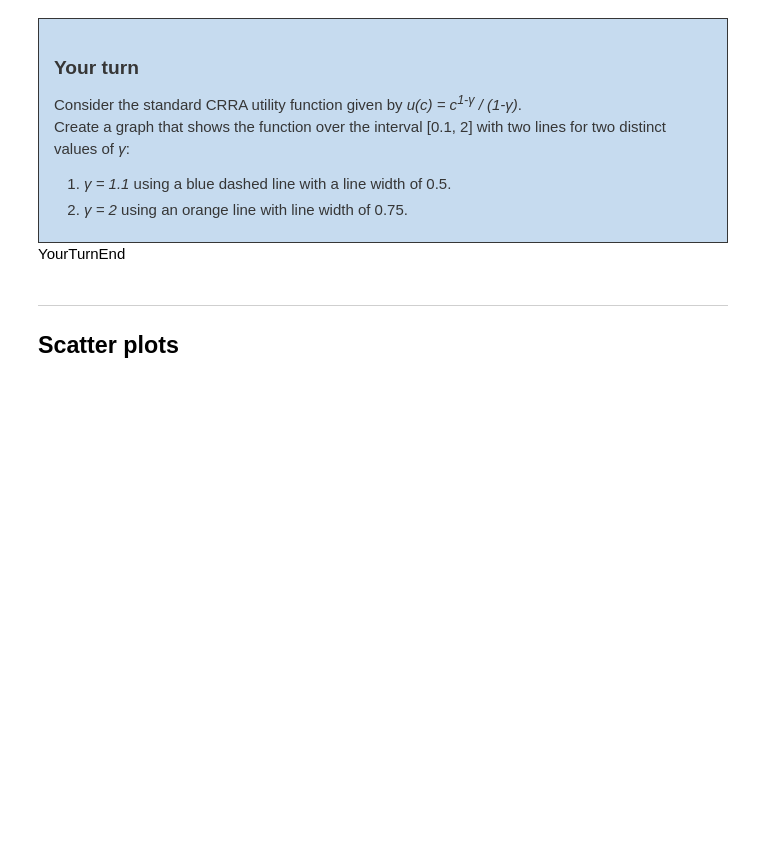
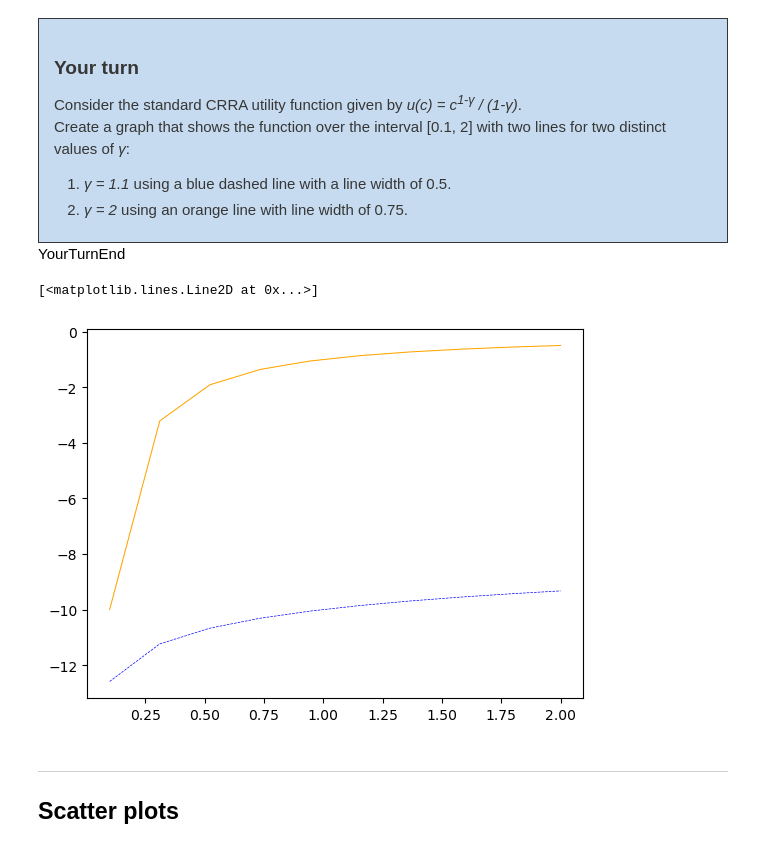
Before and after one commit to MHS17-NHH/FIE463-V26, a Jupyter notebook: lectures/lecture04/lecture04-MHS.ipynb, the cells around one changed output. Cells and saved outputs as stored; diff of their text form; code cells hidden in the pictures; blank space fills up the shorter version.

```diff
--- a/lectures/lecture04/lecture04-MHS.ipynb
+++ b/lectures/lecture04/lecture04-MHS.ipynb
@@ -301,6 +381,22 @@ Create a graph that shows the function over the interval [0.1, 2] with two lines
 </ol>
 </div>
 <span style="display: none;">YourTurnEnd</span>
+# %%
+import numpy as np
+
+xvalues = np.linspace(0.1, 2, 10)
+
+gamma = 1.1
+yvalues1 = xvalues**(1 - gamma) / (1 - gamma)
+
+gamma = 2
+yvalues2 = xvalues**(1 - gamma) / (1 - gamma)
+# %%
+plt.plot(xvalues, yvalues1, c='blue', ls='--', lw=0.5)
+plt.plot(xvalues, yvalues2, c='orange', ls='-', lw=0.75)
+# %% [output]
+[<matplotlib.lines.Line2D at 0x...>]
+[figure, added]
 # %% [markdown]
 ***
 ## Scatter plots
```
Also changed, not shown: parts of 19 cells of this notebook.
